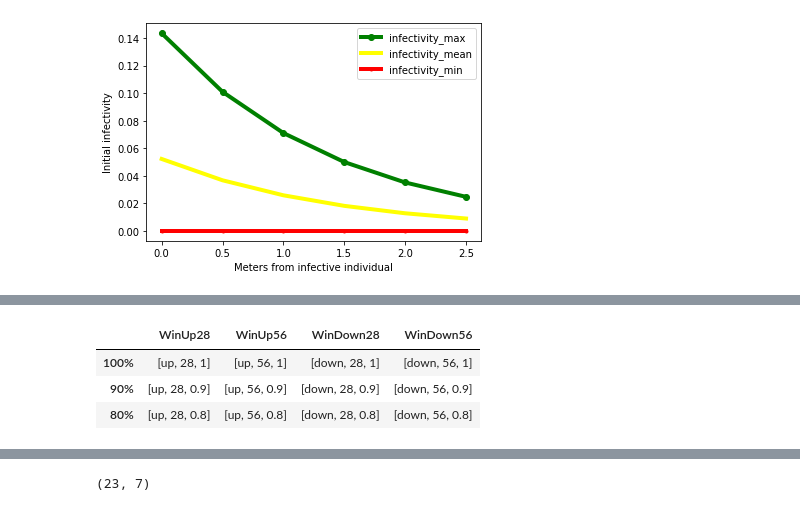
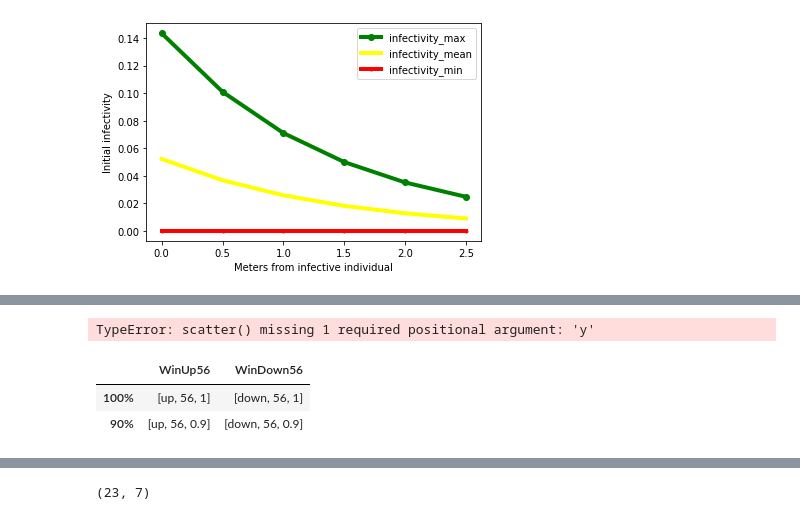
Before and after one commit to SonglingLu/OneRoomABM, a Jupyter notebook: notebooks/paper_functions_viz.ipynb, the cells around one changed output, grey strips where cells are left out. Drawn from its saved outputs; the diff is of its cells as text; code cells hidden in the pictures.

```diff
--- a/notebooks/paper_functions_viz.ipynb
+++ b/notebooks/paper_functions_viz.ipynb
@@ -210,7 +119,8 @@ C:\Users\Bailey\Desktop\Github files\OneRoomABM\notebooks cwd
 
 # plot % infectivity based on day- lognormal w/ % chance of infectivity
 
-proxy_vars = generate_infectivity_curves()
-out = plot_infectivity_curves(proxy_vars)
+# proxy_vars = generate_infectivity_curves()
+# out = plot_infectivity_curves(proxy_vars)
 # proxy_vars
+out
 # %% [output]
@@ -497,3 +477,7 @@ IndexError: tuple index out of range
+# %%
+plt.scatter(initial_array)
+# %% [output]
+TypeError: scatter() missing 1 required positional argument: 'y'
 # %%
 # BUS
 
@@ -502,16 +486,18 @@ IndexError: tuple index out of range
 # initialize: parameter loops
 
 windows = ['up', 'down']
-num_students = [28, 56]
-masks = [1, .9, .8]
-num_sims = 10
-trip_length = 60
+num_students = [56]
+masks = [1, .9]
+num_sims = 100
+trip_length = 45
 
 
 # table output: % chance of >= 1 infection over 1 bus trip
 
-out_array = [[], [], []]
-final_array = [[], [], []]
+out_array = [[], []]
+final_array = [[], []]
+
+bus_trip_array = []
 
 
 out_matrix = np.array(np.zeros(shape=bus_flow_direction.shape))
@@ -537,36 +523,41 @@ for w in range(len(windows)):
 #                                     max_aerosol_radius=2, primary_outdoor_air_fraction=0.2)
 
 
             # conc is not averaged yet
             bus_trip, conc, avg_conc, chance_nonzero = bus_sim(windows[w], num_students[n], masks[m], num_sims, trip_length, '56')
             # this is an array of transmission % for each student on the trip
 
             # reference array
             out_array[m].append([windows[w],num_students[n],masks[m]]) # append value
             final_array[m].append(chance_nonzero)
 
+            bus_trip_array.append(bus_trip)
+
             for y in range(len(avg_conc)):
                 for x in range((len(avg_conc[0]))):
                     out_matrix[y][x] += (avg_conc[y][x]) / (len(windows) * len(num_students) * len(masks))
 
 out_df = pd.DataFrame(out_array)
-out_df.columns = ['WinUp28', 'WinUp56', 'WinDown28', 'WinDown56']
-out_df.index = ['100%', '90%', '80%'] # mask wearing rate
+# out_df.columns = ['WinUp28', 'WinUp56', 'WinDown28', 'WinDown56']
+
+# out_df.index = ['100%', '90%', '80%'] # mask wearing rate
+out_df.columns = ['WinUp56', 'WinDown56']
+out_df.index = ['100%', '90%']
+
 out_df
 
 # initialize: scatter
 
 # output: scatterplot of distance from initial (X) vs Likelihood of infection (Y)
 # Y: each point = 1 student, averaged over 100 reruns (random initial student, random infectivity)
 
 
 
 
 # initialize: close_neighbors
 
 # 5 students: KDEplot of % likelihood of infection over 1 trip
 # %% [output]
-|  | WinUp28 | WinUp56 | WinDown28 | WinDown56 |
-| 100% | [up, 28, 1] | [up, 56, 1] | [down, 28, 1] | [down, 56, 1] |
-| 90% | [up, 28, 0.9] | [up, 56, 0.9] | [down, 28, 0.9] | [down, 56, 0.9] |
-| 80% | [up, 28, 0.8] | [up, 56, 0.8] | [down, 28, 0.8] | [down, 56, 0.8] |
+|  | WinUp56 | WinDown56 |
+| 100% | [up, 56, 1] | [down, 56, 1] |
+| 90% | [up, 56, 0.9] | [down, 56, 0.9] |
```
Also changed, not shown: parts of 14 cells of this notebook, 4 other files.
